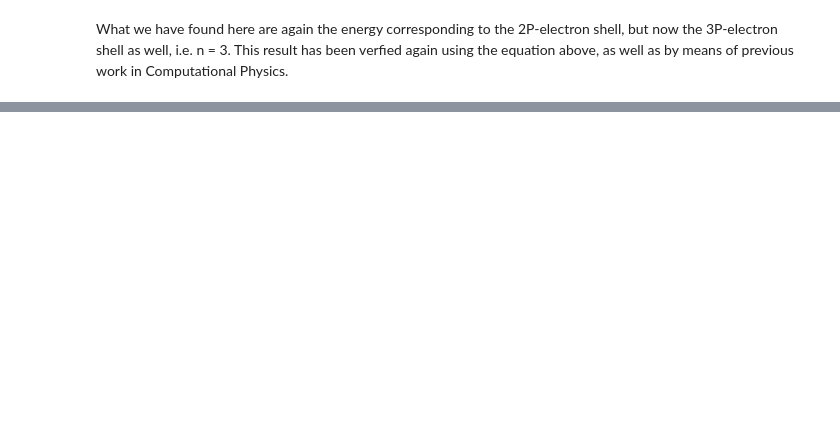
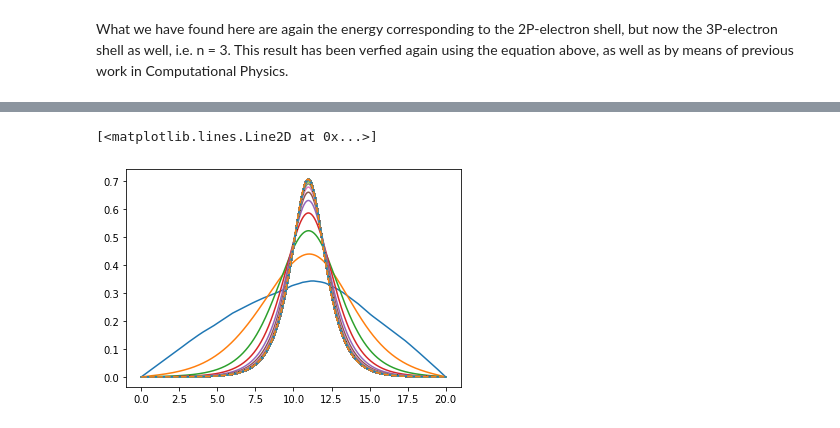
Before and after one commit to KevoSoftworks/mathematical_and_numerical_physics, a Jupyter notebook: part_3/part3.ipynb, the cells around one changed output, grey strips where cells are left out. Saved outputs shown, nothing was run; the diff lists cells and outputs as text; code cells hidden in the pictures; blank space fills up the shorter version.

```diff
--- a/part_3/part3.ipynb
+++ b/part_3/part3.ipynb
@@ -349,0 +405,16 @@ What we have found here are again the energy corresponding to the 2P-electron sh
+# %%
+N = 1E3
+h = 0.02
+shift = -3
+
+y = np.linspace(0, N*h, num=int(N)+1)
+f = wf_norm(2*rng.random(len(y)) - 1, h)
+
+for val, vec in sparse_scf(h, f, shift):
+    vec = np.abs(vec)
+    plt.plot(y, [0, *vec, 0])
+
+plt.plot(y, 1/(np.sqrt(2) * np.cosh(y - y[np.argmax(vec)])), '--')
+# %% [output]
+[<matplotlib.lines.Line2D at 0x...>]
+[figure, added]
```
Also changed, not shown: parts of 13 cells of this notebook, 1 other file.
